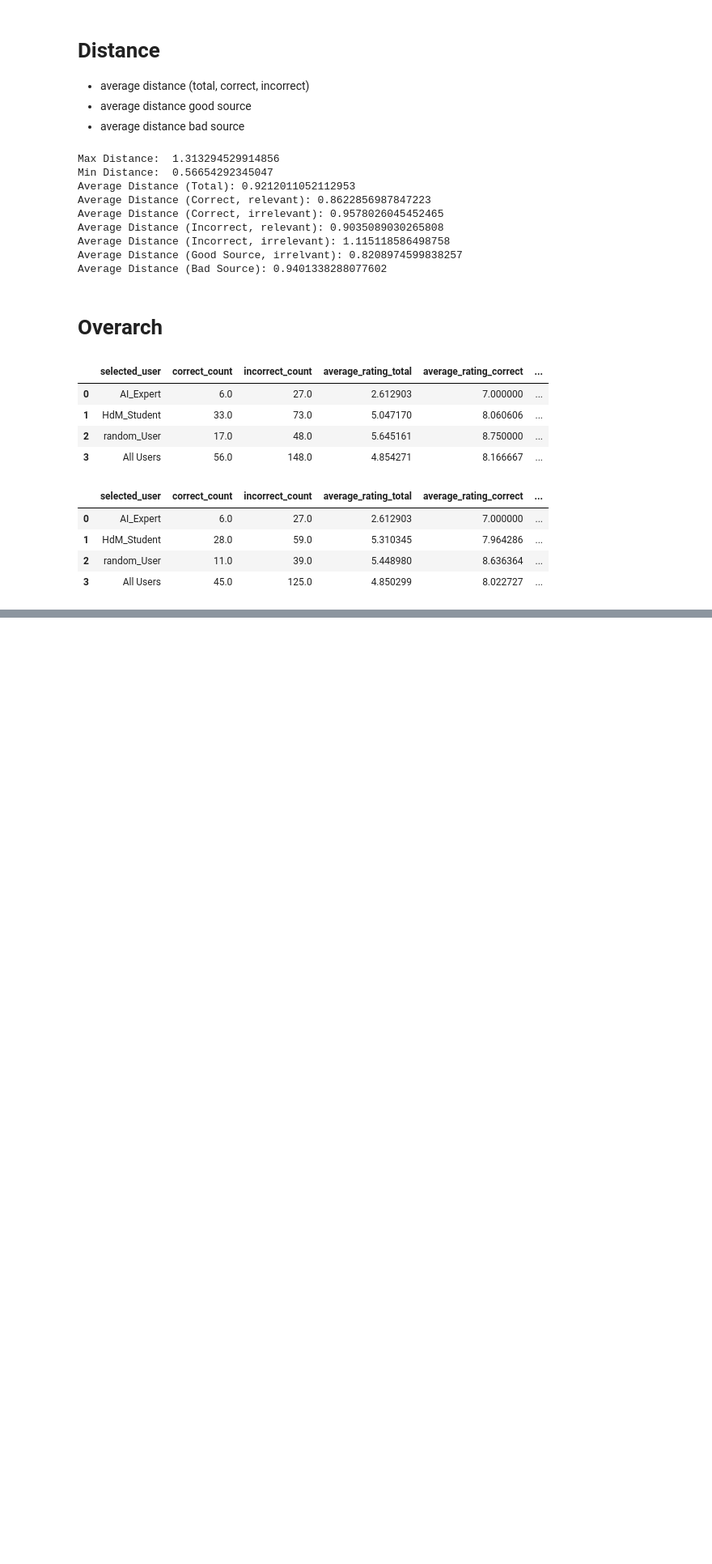
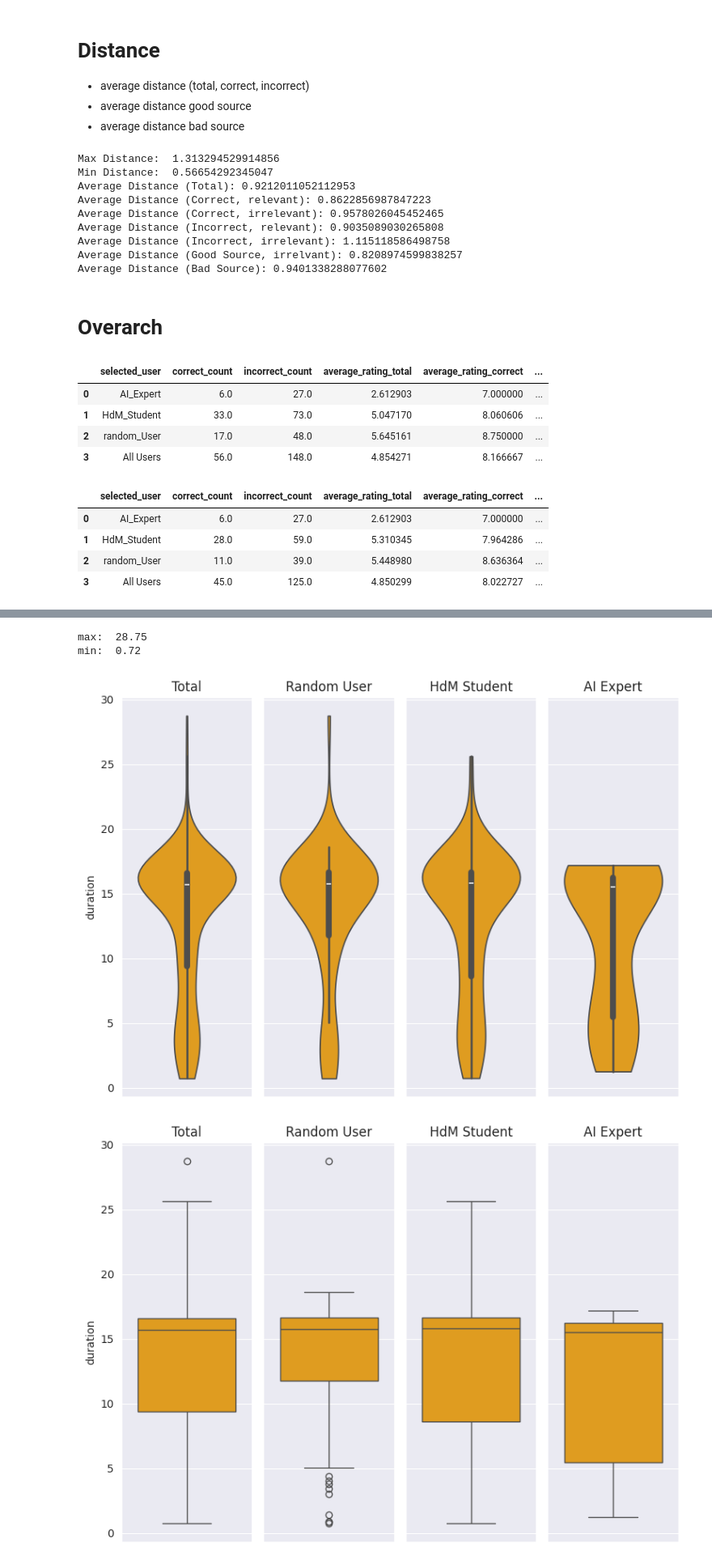
Before and after one commit to PsiLotY/RAG_Chatbot, a Jupyter notebook: user_test/user_test_eval.ipynb, the cells around one changed output, grey strips where cells are left out. Shown at 81% size. Drawn from its saved outputs; the diff is of its cells as text; code cells hidden in the pictures; blank space fills up the shorter version.

```diff
--- a/user_test/user_test_eval.ipynb
+++ b/user_test/user_test_eval.ipynb
@@ -807,0 +956,10 @@ display(user_group_evaluation_clean)
+# %%
+print("max: ", df["duration"].max())
+print("min: ", df["duration"].min())
+violinplots("duration")
+boxplots("duration")
+# %% [output]
+max:  28.75
+min:  0.72
+[figure, added]
+[figure, added]
```
Also changed, not shown: parts of 5 cells of this notebook, 5 other files.
